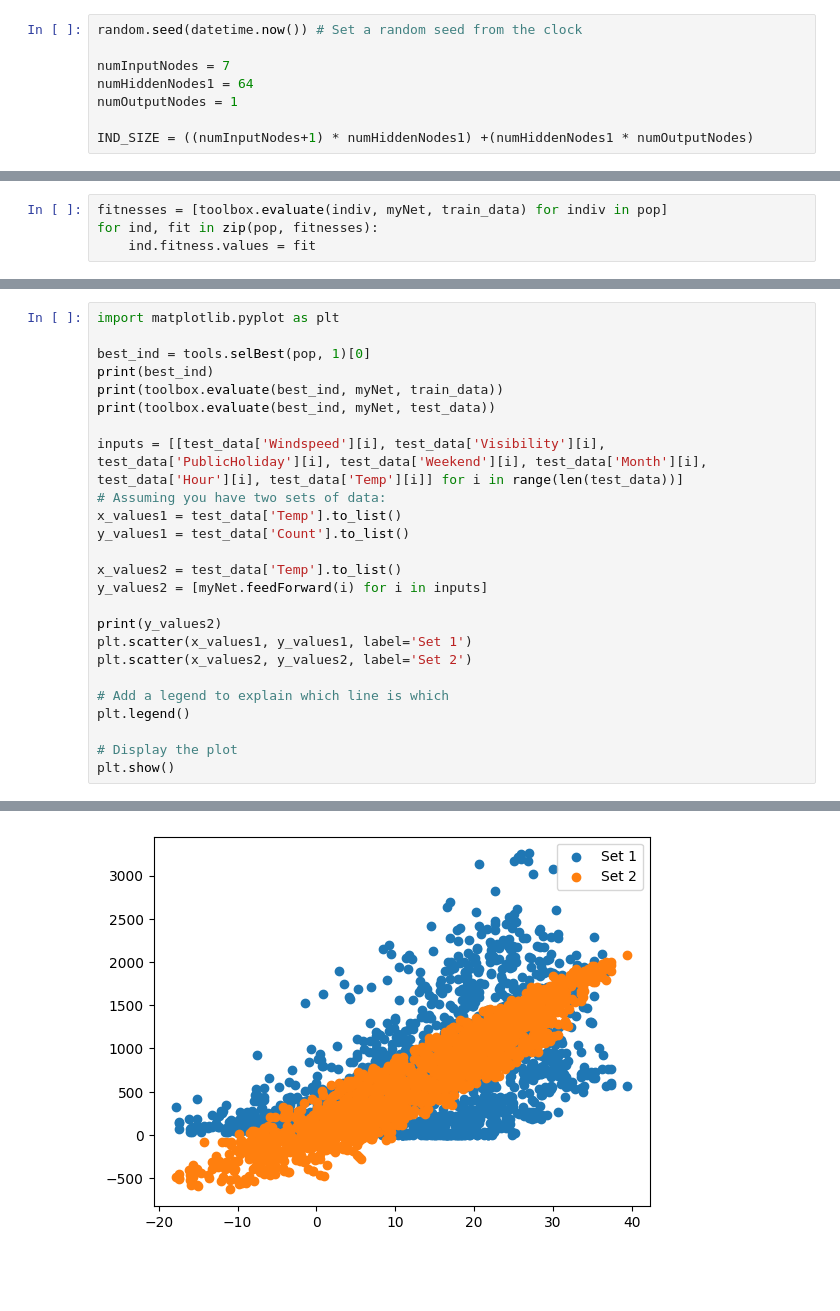
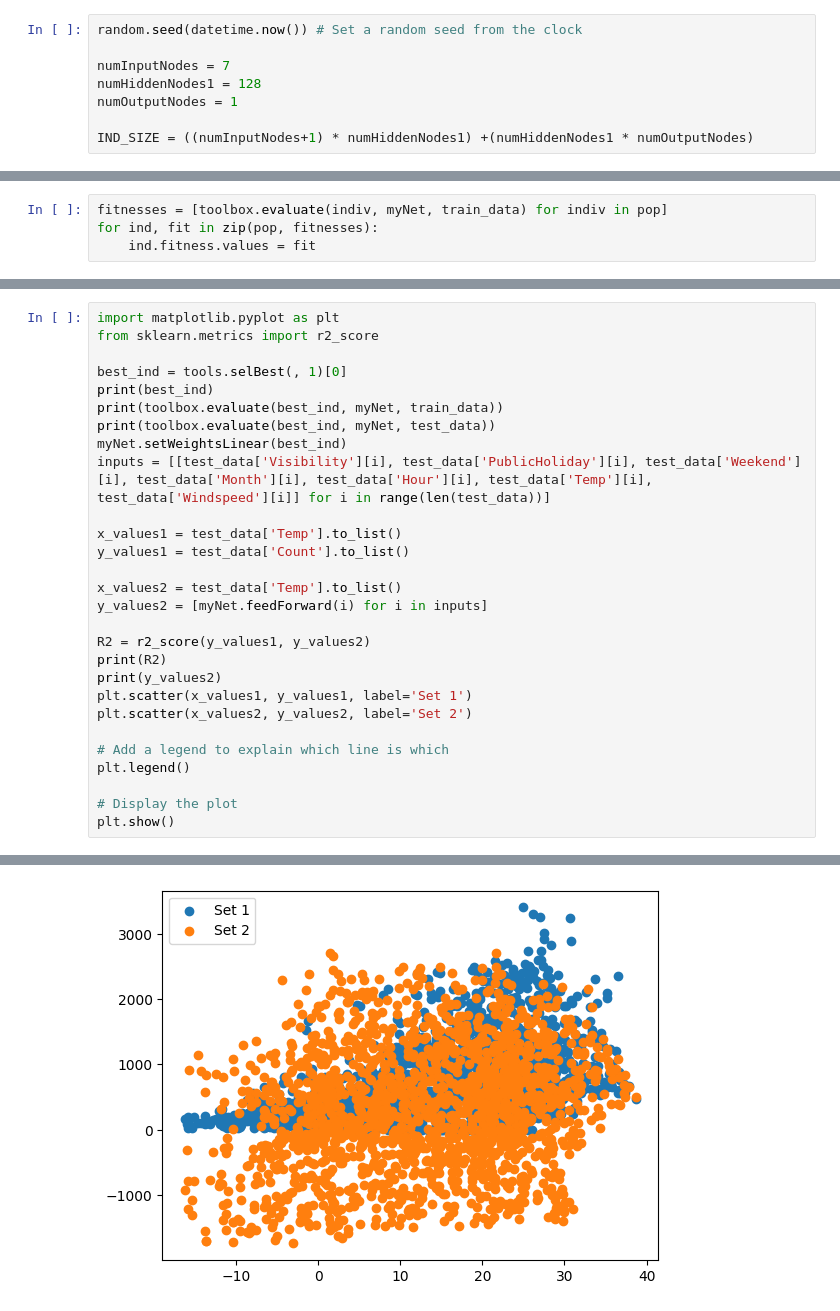
Before and after one commit to katie291100/evac-exam, a Jupyter notebook: main copy.ipynb, the cells around one changed output, grey strips where cells are left out. Saved outputs shown, nothing was run; the diff lists cells and outputs as text; blank space fills up the shorter version.

```diff
--- a/main copy.ipynb
+++ b/main copy.ipynb
@@ -14,7 +14,7 @@ import math
 random.seed(datetime.now()) # Set a random seed from the clock
 
 numInputNodes = 7
-numHiddenNodes1 = 64
+numHiddenNodes1 = 128
 numOutputNodes = 1
 
 IND_SIZE = ((numInputNodes+1) * numHiddenNodes1) +(numHiddenNodes1 * numOutputNodes)
@@ -309,19 +313,22 @@ avg     gen     max     min     std
 # %%
 import matplotlib.pyplot as plt
+from sklearn.metrics import r2_score
 
-best_ind = tools.selBest(pop, 1)[0]
+best_ind = tools.selBest(, 1)[0]
 print(best_ind)
 print(toolbox.evaluate(best_ind, myNet, train_data))
 print(toolbox.evaluate(best_ind, myNet, test_data))
+myNet.setWeightsLinear(best_ind)
+inputs = [[test_data['Visibility'][i], test_data['PublicHoliday'][i], test_data['Weekend'][i], test_data['Month'][i], test_data['Hour'][i], test_data['Temp'][i], test_data['Windspeed'][i]] for i in range(len(test_data))]
 
-inputs = [[test_data['Windspeed'][i], test_data['Visibility'][i], test_data['PublicHoliday'][i], test_data['Weekend'][i], test_data['Month'][i], test_data['Hour'][i], test_data['Temp'][i]] for i in range(len(test_data))]
-# Assuming you have two sets of data:
 x_values1 = test_data['Temp'].to_list()
 y_values1 = test_data['Count'].to_list()
 
 x_values2 = test_data['Temp'].to_list()
 y_values2 = [myNet.feedForward(i) for i in inputs]
 
+R2 = r2_score(y_values1, y_values2)
+print(R2)
 print(y_values2)
 plt.scatter(x_values1, y_values1, label='Set 1')
 plt.scatter(x_values2, y_values2, label='Set 2')
@@ -339 +347 @@ plt.show()
-[figure, old version]
+[figure, new version]
```
Also changed, not shown: parts of 11 cells of this notebook.
